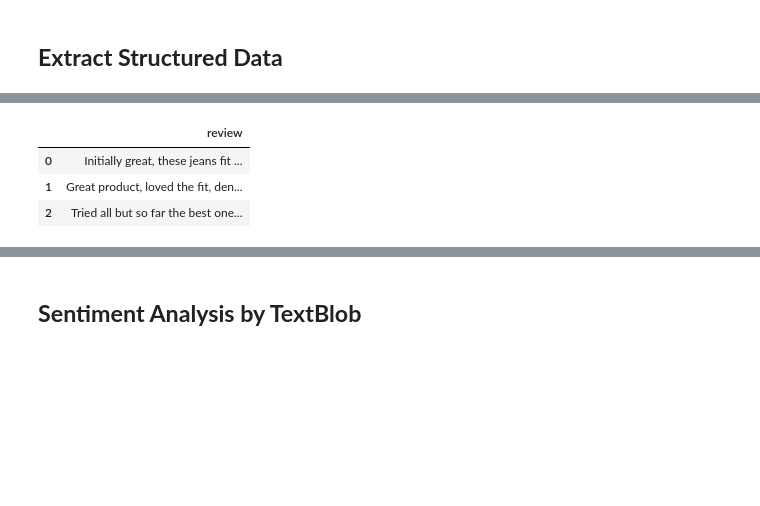
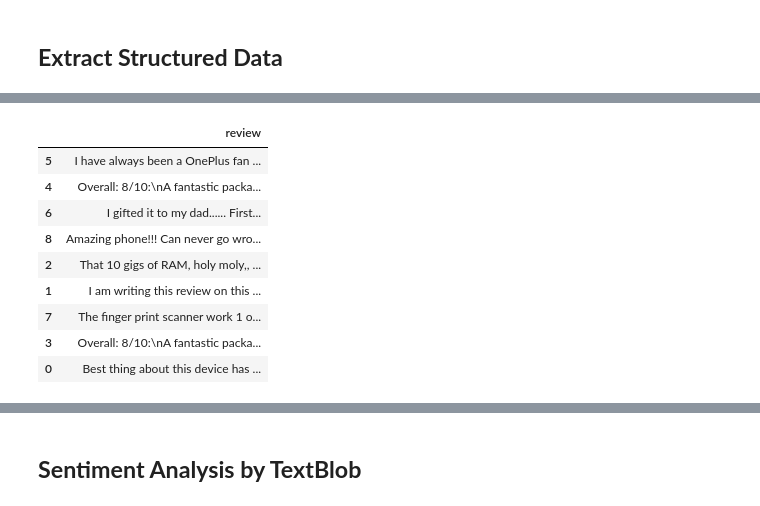
Before and after one commit to manmit-s/smart-review-analyzer, a Jupyter notebook: notebooks/scraper.ipynb, the cells around one changed output, grey strips where cells are left out. Drawn from its saved outputs; the diff is of its cells as text; code cells hidden in the pictures; blank space fills up the shorter version.

```diff
--- a/notebooks/scraper.ipynb
+++ b/notebooks/scraper.ipynb
@@ -21,17 +26,8 @@ import pandas as pd
 # %%
 # Launch a Browser
 options = webdriver.ChromeOptions()
-options.add_argument("--start-maxmixed")
+options.add_argument("--start-maximized")
+options.set_capability("goog:loggingPrefs", {"performance": "ALL"})
 
 driver = webdriver.Chrome(options=options)
-
-url = "https://www.myntra.com/"  # test first
-
-driver.get(url)
-
-# What is happening here?
-'''
-    Chrome opens (yes, actual browser)
-    Selenium controls it
-    I am now basically a robot pretending to be a human
-'''
+# No default URL loaded here!
@@ -81,15 +244,65 @@ soup = BeautifulSoup(html, "html.parser")
 # %%
 data = []
 
-reviews = soup.find_all("div", class_="user-review-reviewTextWrapper")
+# Keep helpers available for later debug cells
+def find_review_texts(payload):
+    texts = []
+    stack = [payload]
+    while stack:
+        current = stack.pop()
+        if isinstance(current, dict):
+            for _, v in current.items():
+                if isinstance(v, (dict, list)):
+                    stack.append(v)
+            text = current.get("reviewText") or current.get("review") or current.get("comment")
+            if isinstance(text, str) and text.strip():
+                texts.append(text.strip())
+        elif isinstance(current, list):
+            for item in current:
+                if isinstance(item, (dict, list)):
+                    stack.append(item)
+    return texts
 
-for r in reviews:
-    text = r.text.strip()
+def find_review_api_urls(page_text):
+    normalized = page_text.replace("\\/", "/")
+    patterns = [
+        r"https://www\\.amazon\\.in/[^\"']*review[^\"']*",
+        r"https://www\\.myntra\\.com/[^\"']*review[^\"']*",
+        r"https://www\\.flipkart\\.com/[^\"']*review[^\"']*",
+        r"/gateway/[^\"']*review[^\"']*",
+    ]
+    urls = []
+    for p in patterns:
+        urls.extend(re.findall(p, normalized))
+    urls = [u if u.startswith("http") else f"https://www.amazon.in{u}" for u in urls]
+    return list(dict.fromkeys(urls))
 
-    data.append({
-        "review": text
-    })
+# Prefer scraped review list from scrolling cells
+if "review_texts_from_page" in globals() and review_texts_from_page:
+    for text in review_texts_from_page:
+        data.append({"review": text})
+else:
+    # Fallback: extract review-like text blocks from current page HTML
+    page_html = driver.page_source
+    page_soup = BeautifulSoup(page_html, "html.parser")
+    fallback_selectors = [
+        'div[data-hook="review-body-content"]',
+        'span[data-hook="review-body"]',
+        'div.a-expander-content',
+        'div._27M-viRead-reviewTextContent',
+        'div.user-review-reviewTextWrapper',
+    ]
+    for sel in fallback_selectors:
+        for el in page_soup.select(sel):
+            txt = el.get_text(" ", strip=True)
+            if txt:
+                data.append({"review": txt})
 
+# Build dataframe safely
 df = pd.DataFrame(data)
-df.head()
+if not df.empty:
+    df = df.drop_duplicates(subset=["review"]).reset_index(drop=True)
+
+print(f"Total extracted reviews: {len(df)}")
+df.sample(min(12, len(df))) if len(df) > 0 else df
 # %% [output]
@@ -96,4 +310,10 @@ df.head()
 |  | review |
-| 0 | Initially great, these jeans fit ... |
-| 1 | Great product, loved the fit, den... |
-| 2 | Tried all but so far the best one... |
+| 5 | I have always been a OnePlus fan ... |
+| 4 | Overall: 8/10:\nA fantastic packa... |
+| 6 | I gifted it to my dad...... First... |
+| 8 | Amazing phone!!! Can never go wro... |
+| 2 | That 10 gigs of RAM, holy moly,, ... |
+| 1 | I am writing this review on this ... |
+| 7 | The finger print scanner work 1 o... |
+| 3 | Overall: 8/10:\nA fantastic packa... |
+| 0 | Best thing about this device has ... |
```
Also changed, not shown: parts of 14 cells of this notebook.
